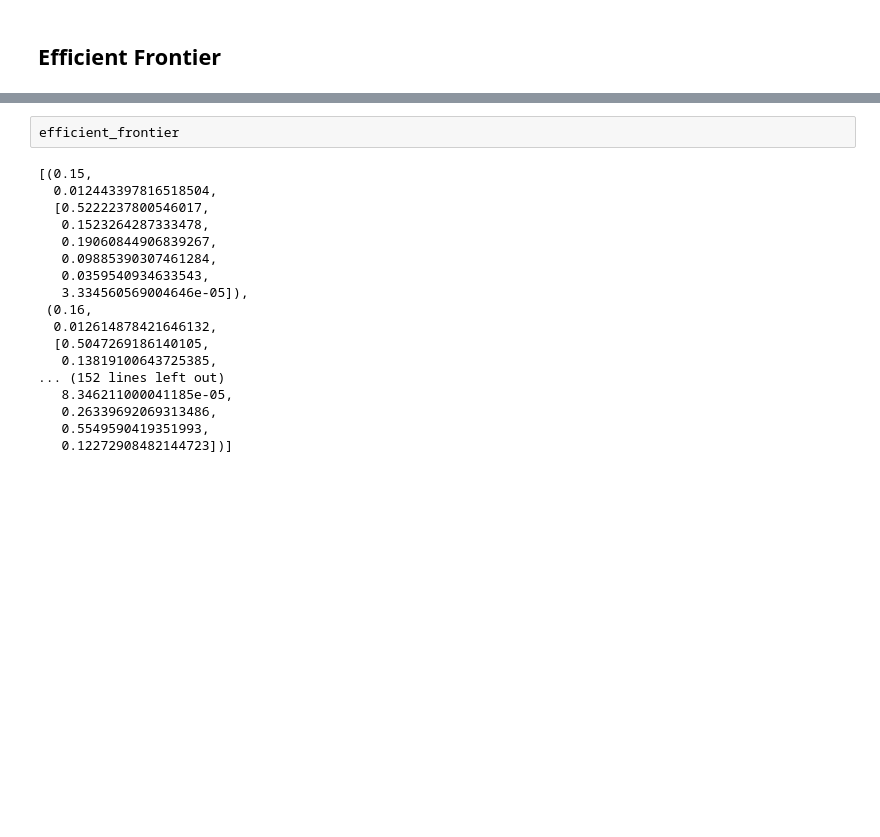
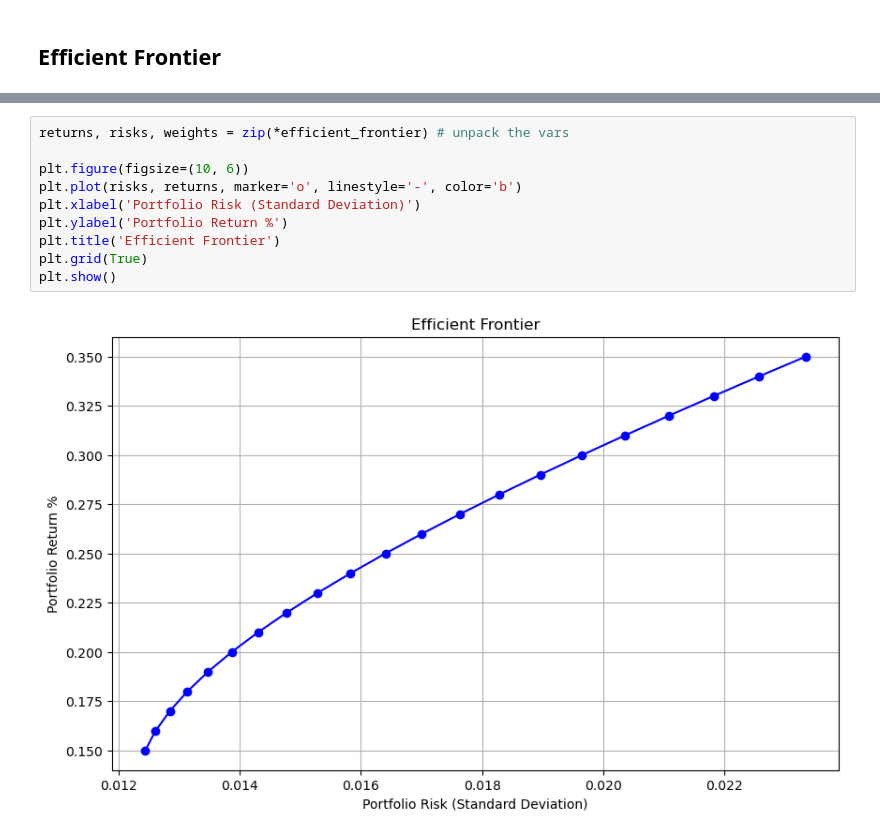
Before and after one commit to SterlingHayden/Optimization-IAA, a Jupyter notebook: HW/Portfolio-Optimization.ipynb, the cells around one changed output, grey strips where cells are left out. Drawn from its saved outputs; the diff is of its cells as text; blank space fills up the shorter version.

Commit message:
efficient frontier plotted out

```diff
--- a/HW/Portfolio-Optimization.ipynb
+++ b/HW/Portfolio-Optimization.ipynb
@@ -184,21 +168,13 @@ Barrier solved model in 10 iterations and 0.06 seconds (0.00 work units)
 Optimal objective 5.44856310e-04
-# %%
-efficient_frontier
-# %% [output]
-[(0.15,
-  0.012443397816518504,
-  [0.5222237800546017,
-   0.1523264287333478,
-   0.19060844906839267,
-   0.09885390307461284,
-   0.0359540934633543,
-   3.334560569004646e-05]),
- (0.16,
-  0.012614878421646132,
-  [0.5047269186140105,
-   0.13819100643725385,
-... (152 lines left out)
-   8.346211000041185e-05,
-   0.26339692069313486,
-   0.5549590419351993,
-   0.12272908482144723])]
+# %%
+returns, risks, weights = zip(*efficient_frontier) # unpack the vars
+
+plt.figure(figsize=(10, 6))
+plt.plot(risks, returns, marker='o', linestyle='-', color='b')
+plt.xlabel('Portfolio Risk (Standard Deviation)')
+plt.ylabel('Portfolio Return %')
+plt.title('Efficient Frontier')
+plt.grid(True)
+plt.show()
+# %% [output]
+[figure, added]
```
Also changed, not shown: parts of 1 cell of this notebook.
